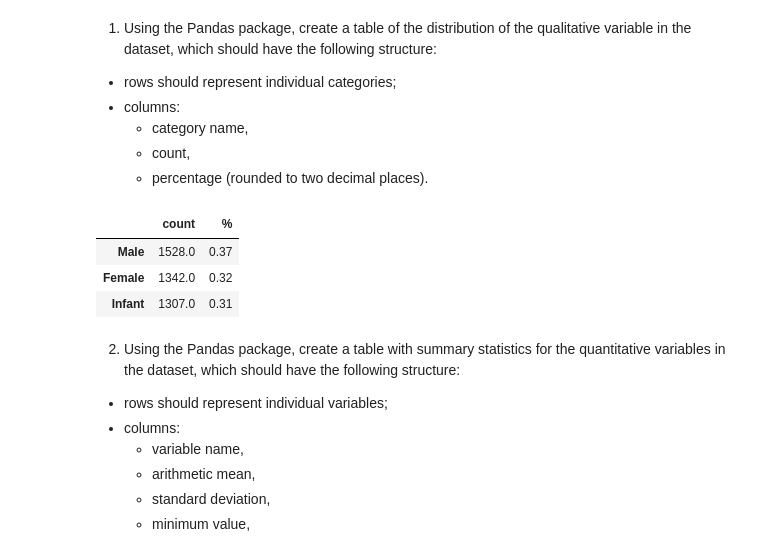
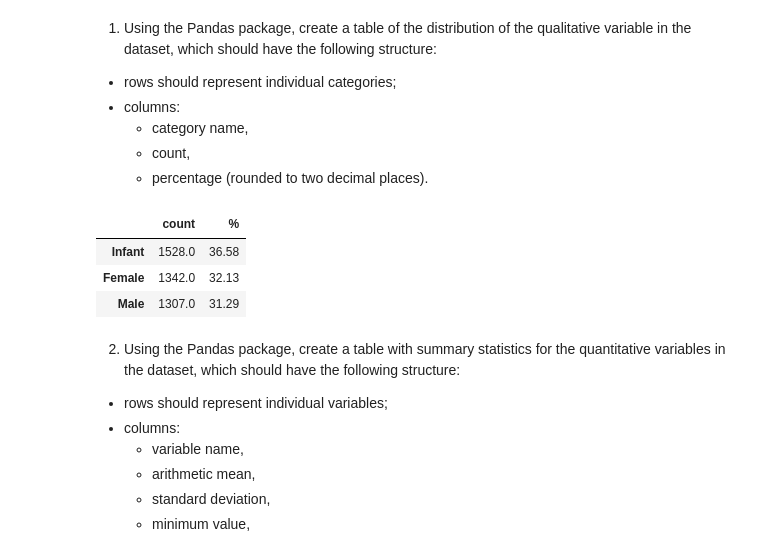
Before and after one commit to wzyndul/programming_in_python, a Jupyter notebook: assignment1/task.ipynb, the cells around one changed output. Drawn from its saved outputs; the diff is of its cells as text; code cells hidden in the pictures.

```diff
--- a/assignment1/task.ipynb
+++ b/assignment1/task.ipynb
@@ -12,24 +12,24 @@ import matplotlib.pyplot as plt
 # %%
 headers = ["sex", "length", "diameter", "height", "whole weight", "shucked weight", "viscera weight", "shell weight",
            "rings"]
 data = pd.read_csv("data.csv", sep=',', names=headers)
 
 qual_distr = pd.DataFrame(columns=["count", "%"])
 male = data["sex"].value_counts().get('M', 0)
 female = data["sex"].value_counts().get('F', 0)
 infant = data.shape[0] - male - female
 all_together = male + female + infant
 
-qual_distr.loc[0] = [male, round(male / all_together, 2)]
-qual_distr.loc[1] = [infant, round(infant / all_together, 2)]
-qual_distr.loc[2] = [female, round(female / all_together, 2)]
+qual_distr.loc[0] = [male, round((male / all_together) * 100, 2) ]
+qual_distr.loc[1] = [infant, round((infant / all_together) * 100 , 2)]
+qual_distr.loc[2] = [female, round((female / all_together )* 100 , 2)]
 qual_distr.index = {"Male", "Infant", "Female"}
 display(qual_distr)
 # %% [output]
 |  | count | % |
-| Male | 1528.0 | 0.37 |
-| Female | 1342.0 | 0.32 |
-| Infant | 1307.0 | 0.31 |
+| Infant | 1528.0 | 36.58 |
+| Female | 1342.0 | 32.13 |
+| Male | 1307.0 | 31.29 |
 # %% [markdown]
 2. Using the Pandas package, create a table with summary statistics for the quantitative variables in the dataset, which should have the following structure:
 - rows should represent individual variables;
```
Also changed, not shown: parts of 7 cells of this notebook.
